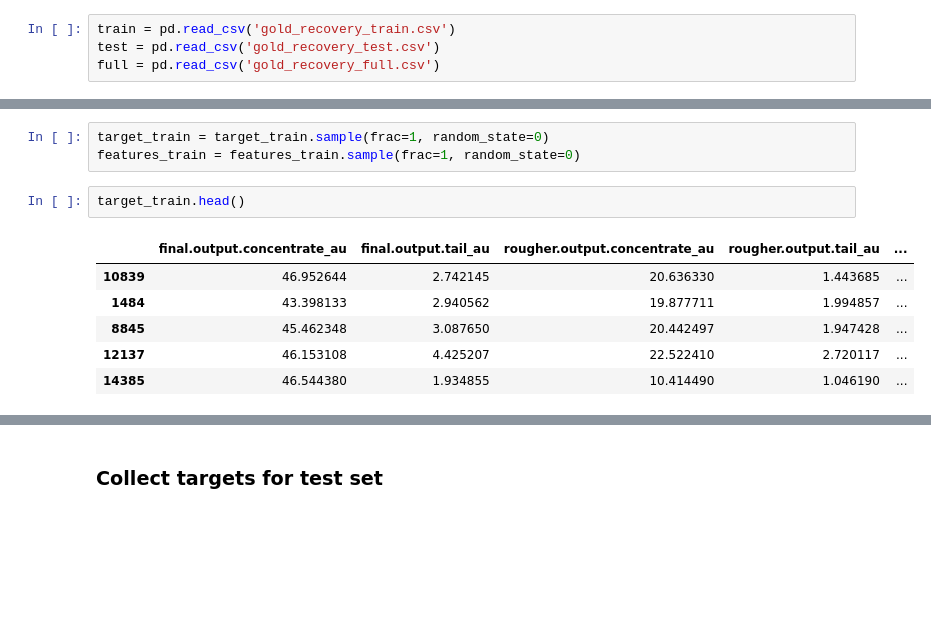
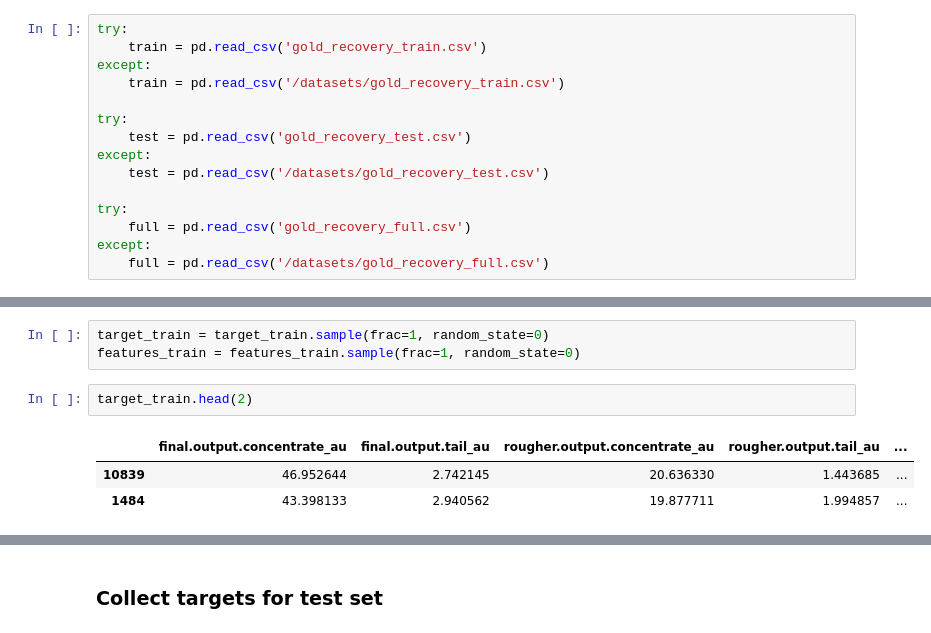
Before and after one commit to jnorfolk/Zyfra-Gold-Recovery, a Jupyter notebook: Zyfra-Notebook.ipynb, the cells around one changed output, grey strips where cells are left out. Drawn from its saved outputs; the diff is of its cells as text; blank space fills up the shorter version.

```diff
--- a/Zyfra-Notebook.ipynb
+++ b/Zyfra-Notebook.ipynb
@@ -25,7 +27,18 @@ Intel(R) Extension for Scikit-learn* enabled (https://github.com/intel/scikit-le
 # %% [markdown]
 # Preprocessing
 # %%
-train = pd.read_csv('gold_recovery_train.csv')
-test = pd.read_csv('gold_recovery_test.csv')
-full = pd.read_csv('gold_recovery_full.csv')
+try:
+    train = pd.read_csv('gold_recovery_train.csv')
+except:
+    train = pd.read_csv('/datasets/gold_recovery_train.csv')
+
+try:
+    test = pd.read_csv('gold_recovery_test.csv')
+except:
+    test = pd.read_csv('/datasets/gold_recovery_test.csv')
+
+try:
+    full = pd.read_csv('gold_recovery_full.csv')
+except:
+    full = pd.read_csv('/datasets/gold_recovery_full.csv')
 # %%
@@ -180,12 +250,9 @@ Let's shuffle this data, using the same random state for each.
 target_train = target_train.sample(frac=1, random_state=0)
 features_train = features_train.sample(frac=1, random_state=0)
 # %%
-target_train.head()
+target_train.head(2)
 # %% [output]
 |  | final.output.concentrate_au | final.output.tail_au | rougher.output.concentrate_au | rougher.output.tail_au | ... |
 | 10839 | 46.952644 | 2.742145 | 20.636330 | 1.443685 | ... |
 | 1484 | 43.398133 | 2.940562 | 19.877711 | 1.994857 | ... |
-| 8845 | 45.462348 | 3.087650 | 20.442497 | 1.947428 | ... |
-| 12137 | 46.153108 | 4.425207 | 22.522410 | 2.720117 | ... |
-| 14385 | 46.544380 | 1.934855 | 10.414490 | 1.046190 | ... |
 # %%
```
Also changed, not shown: parts of 40 cells of this notebook.
